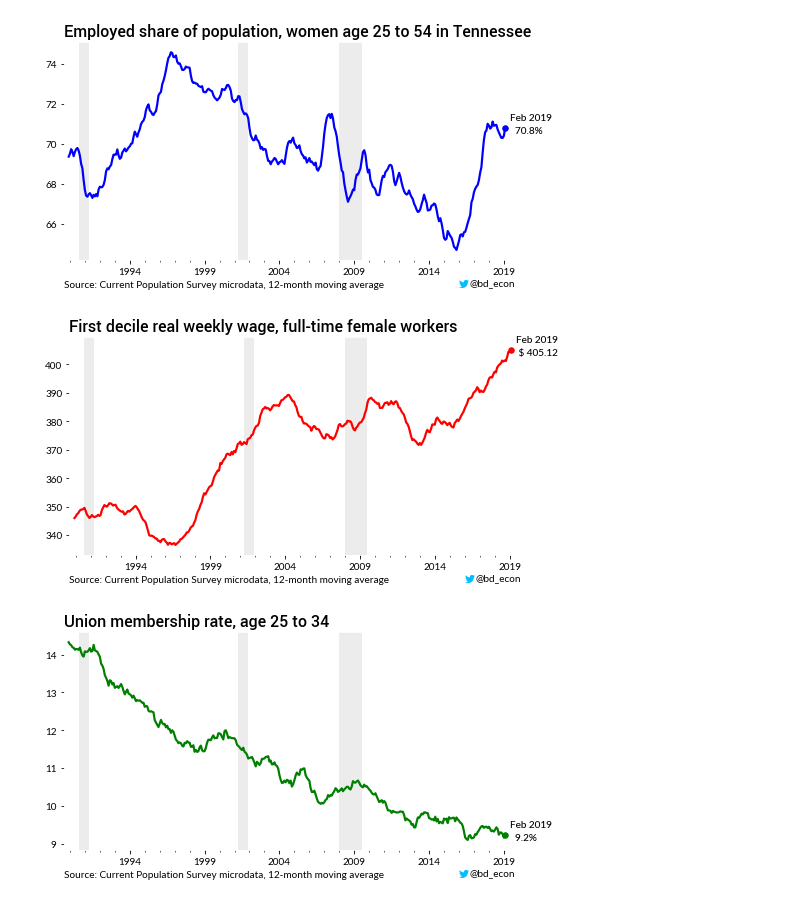
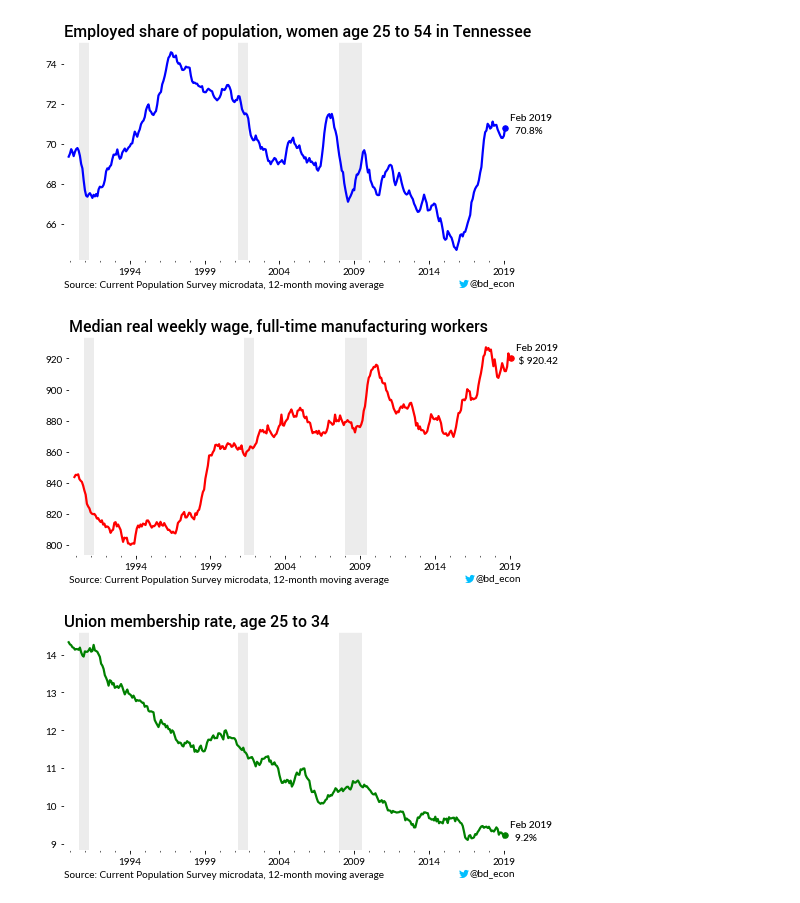
Before and after one commit to bdecon/econ_data, a Jupyter notebook: micro/bd_CPS_grapher.ipynb, the cells around one changed output. Cells and saved outputs as stored; diff of their text form; code cells hidden in the pictures.

Commit message:
Updated grapher example to manufacturing wages

```diff
--- a/micro/bd_CPS_grapher.ipynb
+++ b/micro/bd_CPS_grapher.ipynb
@@ -376,15 +376,15 @@ labor_mkt_grapher(title, data, 'blue')
 [figure]
 # %%
 # Example 2
-filters = ' WORKFT == 1 and FEMALE == 1'
-group = 'full-time female workers'
+filters = ' WORKFT == 1 and INDGRP == "Manufacturing"'
+group = 'full-time manufacturing workers'
 calc_type = 'weekly_wage_real'
-decile = 0.1
-title = f'First decile real weekly wage, {group}'
+decile = 0.5
+title = f'Median real weekly wage, {group}'
 data = data_retriever(filters, calc_type, decile)
 labor_mkt_grapher(title, data, 'red')
 # %% [output]
-[figure, old version]
+[figure, new version]
 # %%
 # Example 3
 filters = '25 <= AGE <= 34'
```
